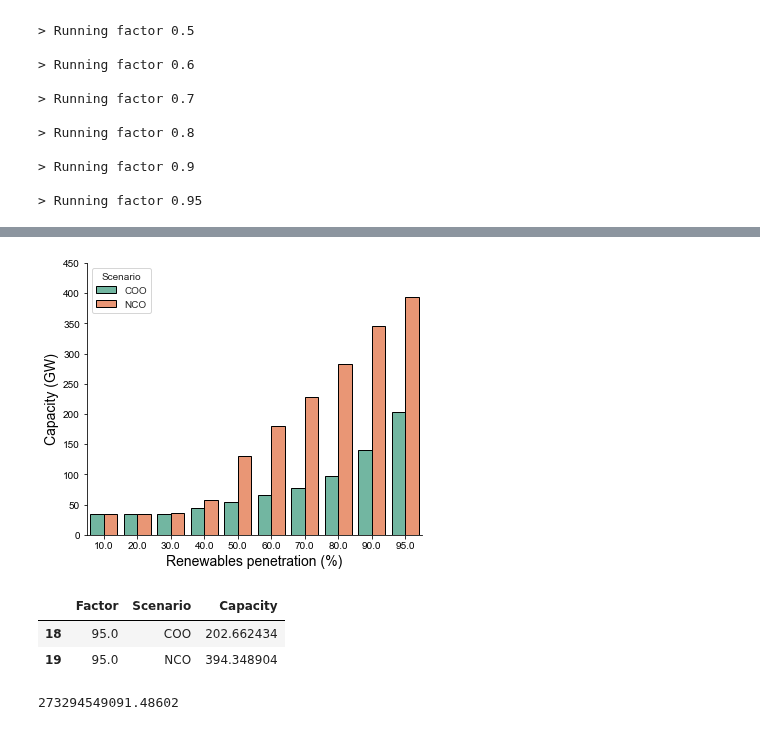
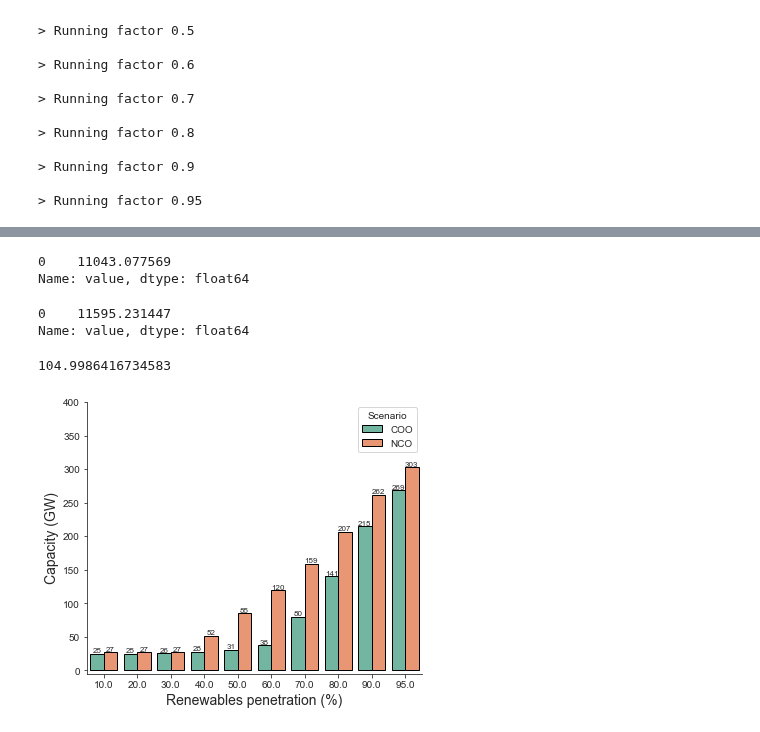
Before and after one commit to amanmajid/nextra, a Jupyter notebook: analysis/py_net_zero_scenario.ipynb, the cells around one changed output, grey strips where cells are left out. Cells and saved outputs as stored; diff of their text form; code cells hidden in the pictures.

Commit message:
Updated params and results

```diff
--- a/analysis/py_net_zero_scenario.ipynb
+++ b/analysis/py_net_zero_scenario.ipynb
@@ -34,7 +34,7 @@ edges = '../data/nextra/spatial/network/edges.shp'
 flows = '../data/nextra/nodal_flows/processed_flows_2030_low.csv'
 
 # Params
-timesteps=None#24*15
+timesteps=24*30
 super_source=False
 pprint=True
 save_figures=True
@@ -204,43 +212,58 @@ print(f'>>> Cost saving to achieve net zero is: $US{int(delta*10**-9)} billion')
+# %%
+demands = results['COO_0.6'].flows[results['COO_0.6'].flows.node.str.contains('demand')]
+demands.groupby(by='year').sum().reset_index().value * 10**-3
+# %% [output]
+0    11043.077569
+Name: value, dtype: float64
+# %%
+sources = get_source_nodes(results['COO_0.6'].nodes).name.to_list()
+supplies = results['COO_0.6'].results_edge_flows[results['COO_0.6'].results_edge_flows.from_id.isin(sources)]
+
+supplies.groupby(by='year').sum().reset_index().value * 10**-3
+# %% [output]
+0    11595.231447
+Name: value, dtype: float64
+# %%
+11595/11043*100
+# %% [output]
+104.9986416734583
 # %%
 sums = capacity_data.groupby(by=['Factor','Scenario']).sum().reset_index()
 sums.Factor = sums.Factor * 100
+sums.Capacity = sums.Capacity.round(0)
 # %%
 f,ax = plt.subplots(nrows=1,ncols=1,figsize=(6,5))
 
 import matplotlib as mpl
 mpl.rcParams['font.family'] = 'Arial'
 
 sns.set_style("ticks")
 
 sns.barplot(x='Factor',
             y='Capacity',
             hue='Scenario',
             data=sums,
             ax=ax,
             palette='Set2',
             edgecolor='black',
            )
 
 ax.set_xlabel('Renewables penetration (%)',fontsize=14)
 ax.set_ylabel('Capacity (GW)',fontsize=14)
-ax.set_ylim([0,450])
+ax.set_ylim([-5,400])
 
+for container in ax.containers:
+    ax.bar_label(container,fontsize=8)
 
 sns.despine()
 
 f.savefig('../outputs/figures/oms_net_zero.png',dpi=450,bbox_inches='tight')
 # %% [output]
-[figure, old version]
+[figure, new version]
 # %%
-sums.loc[sums.Factor == 95]
+results['COO_0.95'].plot_flows_sankey()
-# %% [output]
-|  | Factor | Scenario | Capacity |
-| 18 | 95.0 | COO | 202.662434 |
-| 19 | 95.0 | NCO | 394.348904 |
 # %%
 model_results.results_costs.totex.sum()
-# %% [output]
-273294549091.48602
 # %%
 sns.barplot(x='Factor',y='Capacity',
              data=capacity_data.groupby(by='Factor').sum().reset_index())
```
Also changed, not shown: parts of 6 cells of this notebook, 11 other files.
